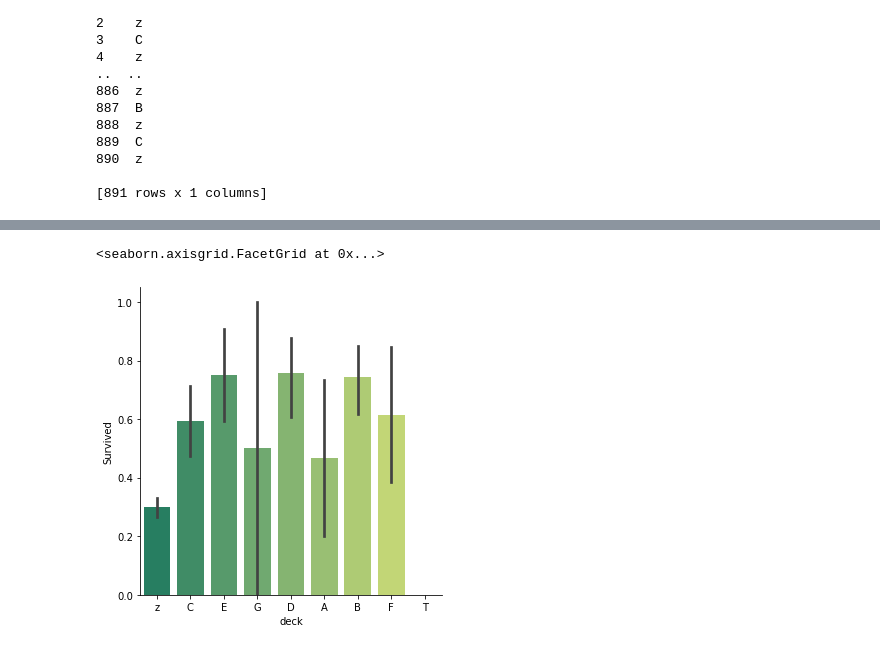
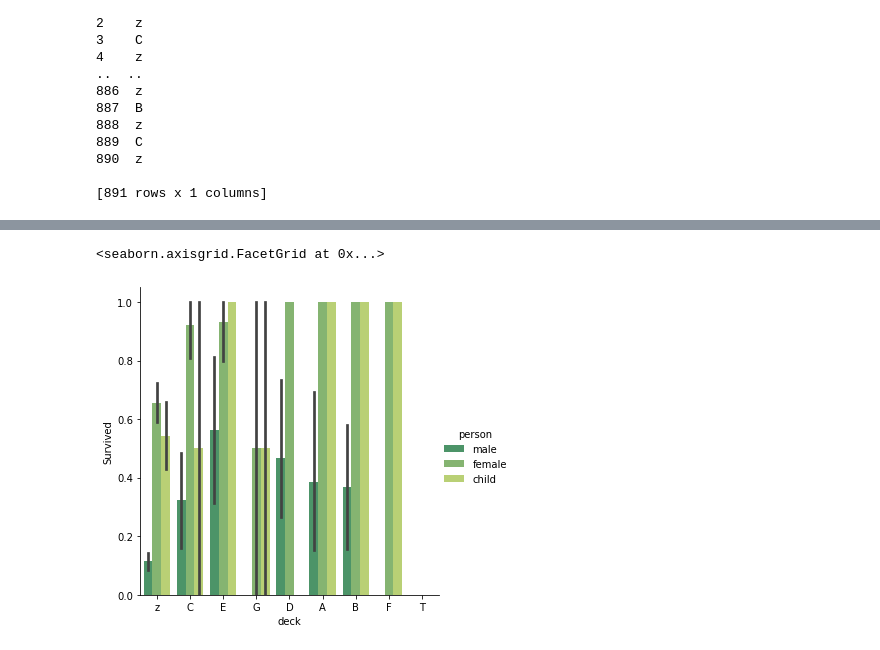
Before and after one commit to neotheobserver/titanic_data, a Jupyter notebook: titanic_dataset.ipynb, the cells around one changed output, grey strips where cells are left out. Cells and saved outputs as stored; diff of their text form; code cells hidden in the pictures.

```diff
--- a/titanic_dataset.ipynb
+++ b/titanic_dataset.ipynb
@@ -317,7 +322,8 @@ data.head()
 | 3 | 4 | 1 | 1 | Futrelle, Mrs. Jacques Heath (Lil... | female | 35.0 | 1 | 0 | 113803 | 53.1000 | ... |
 | 4 | 5 | 0 | 3 | Allen, Mr. William Henry | male | 35.0 | 0 | 0 | 373450 | 8.0500 | ... |
 # %%
-sns.catplot(x='deck',y='Survived',data=data,palette='summer',kind='bar')
+#plot the deck vs survival rate
+sns.catplot(x='deck',y='Survived',data=data,hue='person',palette='summer',kind='bar')
 # %% [output]
 <seaborn.axisgrid.FacetGrid at 0x...>
-[figure, old version]
+[figure, new version]
```
Also changed, not shown: parts of 14 cells of this notebook.
